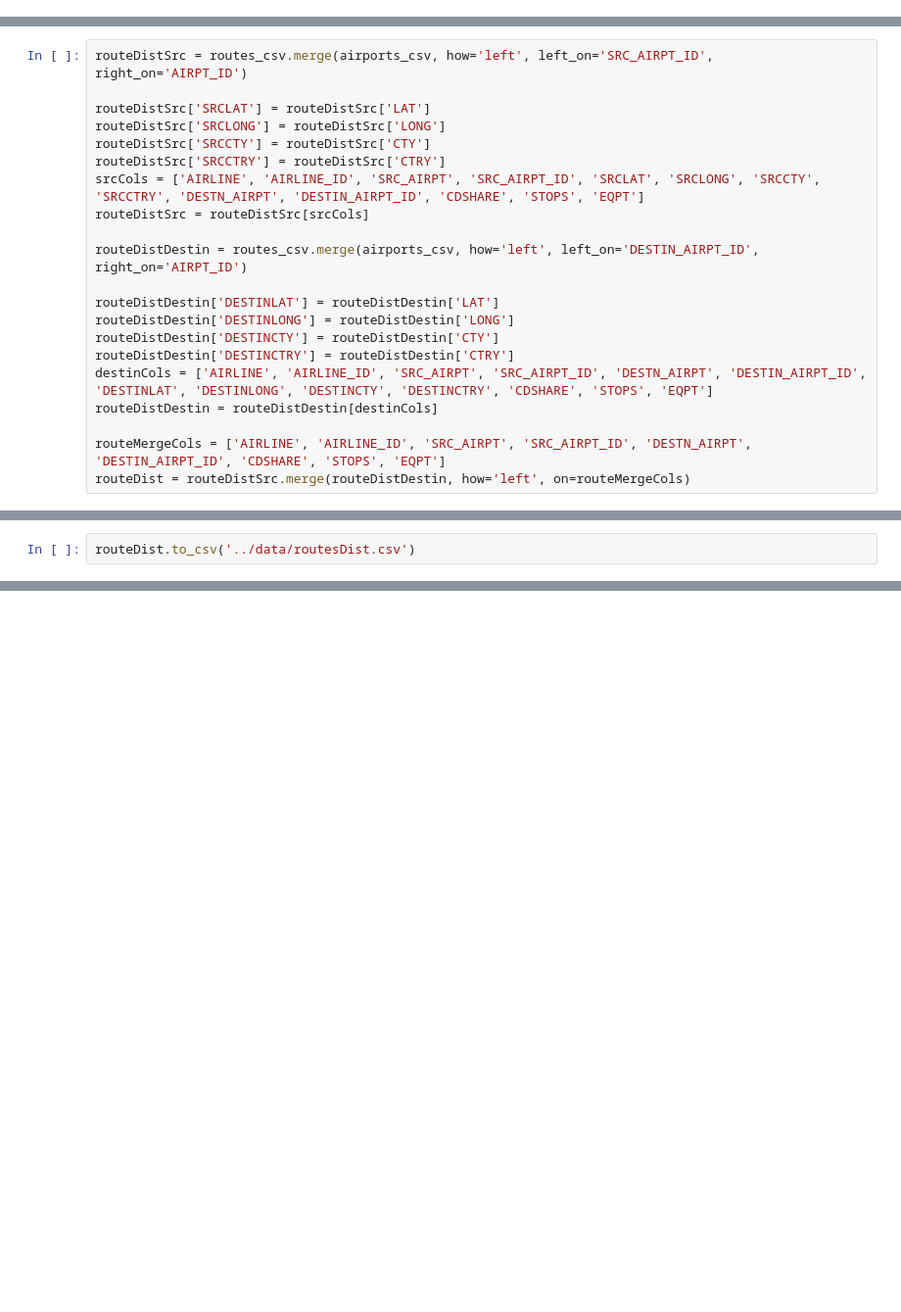
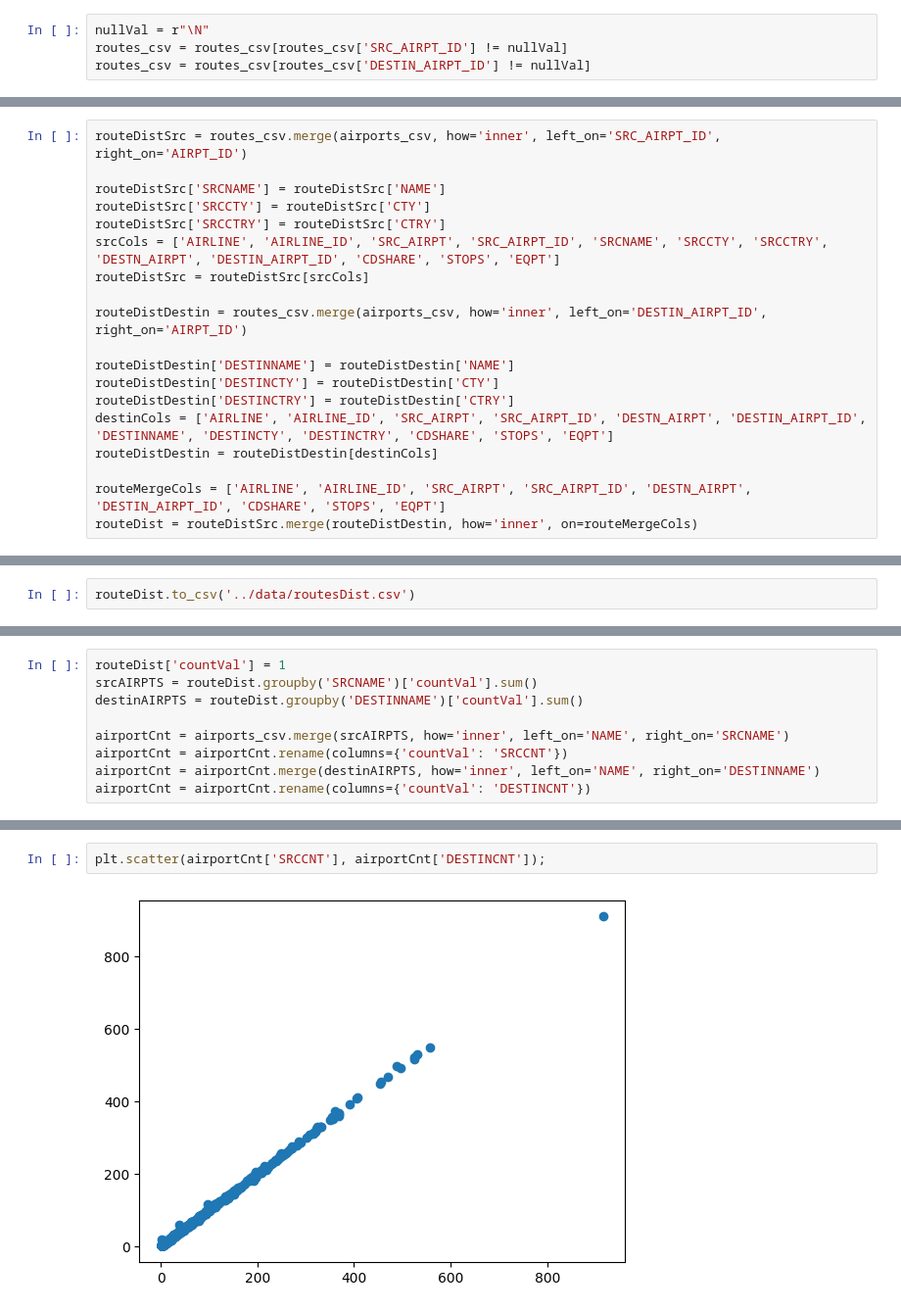
Before and after one commit to GregThomas88/DSCI-2025-D, a Jupyter notebook: EDA/GregEDA.ipynb, the cells around one changed output, grey strips where cells are left out. Shown at 98% size. Cells and saved outputs as stored; diff of their text form; blank space fills up the shorter version.

```diff
--- a/EDA/GregEDA.ipynb
+++ b/EDA/GregEDA.ipynb
@@ -45,0 +42,4 @@ airports_csv['AIRPT_ID'] = (airports_csv['AIRPT_ID']).astype(str)
+# %%
+nullVal = r"\N"
+routes_csv = routes_csv[routes_csv['SRC_AIRPT_ID'] != nullVal]
+routes_csv = routes_csv[routes_csv['DESTIN_AIRPT_ID'] != nullVal]
@@ -46,21 +69,19 @@ airports_csv['AIRPT_ID'] = (airports_csv['AIRPT_ID']).astype(str)
 # %%
-routeDistSrc = routes_csv.merge(airports_csv, how='left', left_on='SRC_AIRPT_ID', right_on='AIRPT_ID')
+routeDistSrc = routes_csv.merge(airports_csv, how='inner', left_on='SRC_AIRPT_ID', right_on='AIRPT_ID')
 
-routeDistSrc['SRCLAT'] = routeDistSrc['LAT']
-routeDistSrc['SRCLONG'] = routeDistSrc['LONG']
+routeDistSrc['SRCNAME'] = routeDistSrc['NAME']
 routeDistSrc['SRCCTY'] = routeDistSrc['CTY']
 routeDistSrc['SRCCTRY'] = routeDistSrc['CTRY']
-srcCols = ['AIRLINE', 'AIRLINE_ID', 'SRC_AIRPT', 'SRC_AIRPT_ID', 'SRCLAT', 'SRCLONG', 'SRCCTY', 'SRCCTRY', 'DESTN_AIRPT', 'DESTIN_AIRPT_ID', 'CDSHARE', 'STOPS', 'EQPT']
+srcCols = ['AIRLINE', 'AIRLINE_ID', 'SRC_AIRPT', 'SRC_AIRPT_ID', 'SRCNAME', 'SRCCTY', 'SRCCTRY', 'DESTN_AIRPT', 'DESTIN_AIRPT_ID', 'CDSHARE', 'STOPS', 'EQPT']
 routeDistSrc = routeDistSrc[srcCols]
 
-routeDistDestin = routes_csv.merge(airports_csv, how='left', left_on='DESTIN_AIRPT_ID', right_on='AIRPT_ID')
+routeDistDestin = routes_csv.merge(airports_csv, how='inner', left_on='DESTIN_AIRPT_ID', right_on='AIRPT_ID')
 
-routeDistDestin['DESTINLAT'] = routeDistDestin['LAT']
-routeDistDestin['DESTINLONG'] = routeDistDestin['LONG']
+routeDistDestin['DESTINNAME'] = routeDistDestin['NAME']
 routeDistDestin['DESTINCTY'] = routeDistDestin['CTY']
 routeDistDestin['DESTINCTRY'] = routeDistDestin['CTRY']
-destinCols = ['AIRLINE', 'AIRLINE_ID', 'SRC_AIRPT', 'SRC_AIRPT_ID', 'DESTN_AIRPT', 'DESTIN_AIRPT_ID', 'DESTINLAT', 'DESTINLONG', 'DESTINCTY', 'DESTINCTRY', 'CDSHARE', 'STOPS', 'EQPT']
+destinCols = ['AIRLINE', 'AIRLINE_ID', 'SRC_AIRPT', 'SRC_AIRPT_ID', 'DESTN_AIRPT', 'DESTIN_AIRPT_ID', 'DESTINNAME', 'DESTINCTY', 'DESTINCTRY', 'CDSHARE', 'STOPS', 'EQPT']
 routeDistDestin = routeDistDestin[destinCols]
 
 routeMergeCols = ['AIRLINE', 'AIRLINE_ID', 'SRC_AIRPT', 'SRC_AIRPT_ID', 'DESTN_AIRPT', 'DESTIN_AIRPT_ID', 'CDSHARE', 'STOPS', 'EQPT']
-routeDist = routeDistSrc.merge(routeDistDestin, how='left', on=routeMergeCols)
+routeDist = routeDistSrc.merge(routeDistDestin, how='inner', on=routeMergeCols)
@@ -68,0 +101,9 @@ routeDist.to_csv('../data/routesDist.csv')
+# %%
+routeDist['countVal'] = 1
+srcAIRPTS = routeDist.groupby('SRCNAME')['countVal'].sum()
+destinAIRPTS = routeDist.groupby('DESTINNAME')['countVal'].sum()
+
+airportCnt = airports_csv.merge(srcAIRPTS, how='inner', left_on='NAME', right_on='SRCNAME')
+airportCnt = airportCnt.rename(columns={'countVal': 'SRCCNT'})
+airportCnt = airportCnt.merge(destinAIRPTS, how='inner', left_on='NAME', right_on='DESTINNAME')
+airportCnt = airportCnt.rename(columns={'countVal': 'DESTINCNT'})
@@ -68,0 +112,4 @@ routeDist.to_csv('../data/routesDist.csv')
+# %%
+plt.scatter(airportCnt['SRCCNT'], airportCnt['DESTINCNT']);
+# %% [output]
+[figure, added]
```
Also changed, not shown: parts of 27 cells of this notebook, 1 other file.
